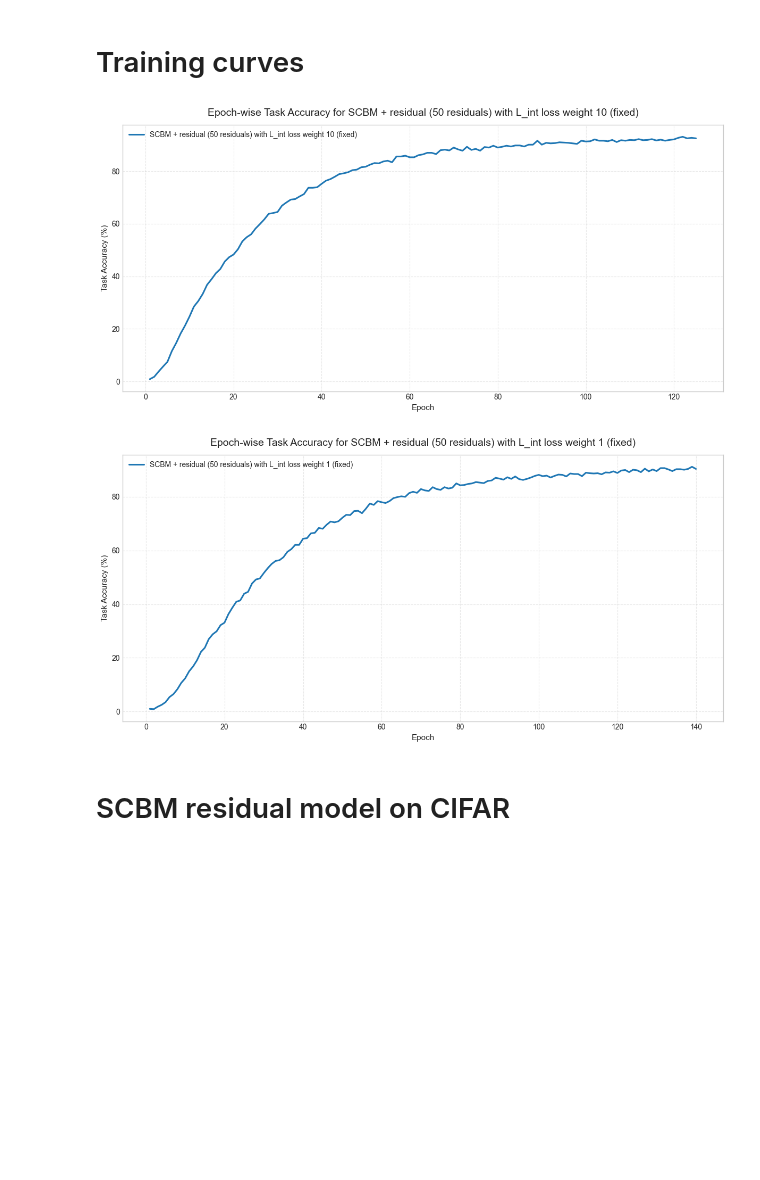
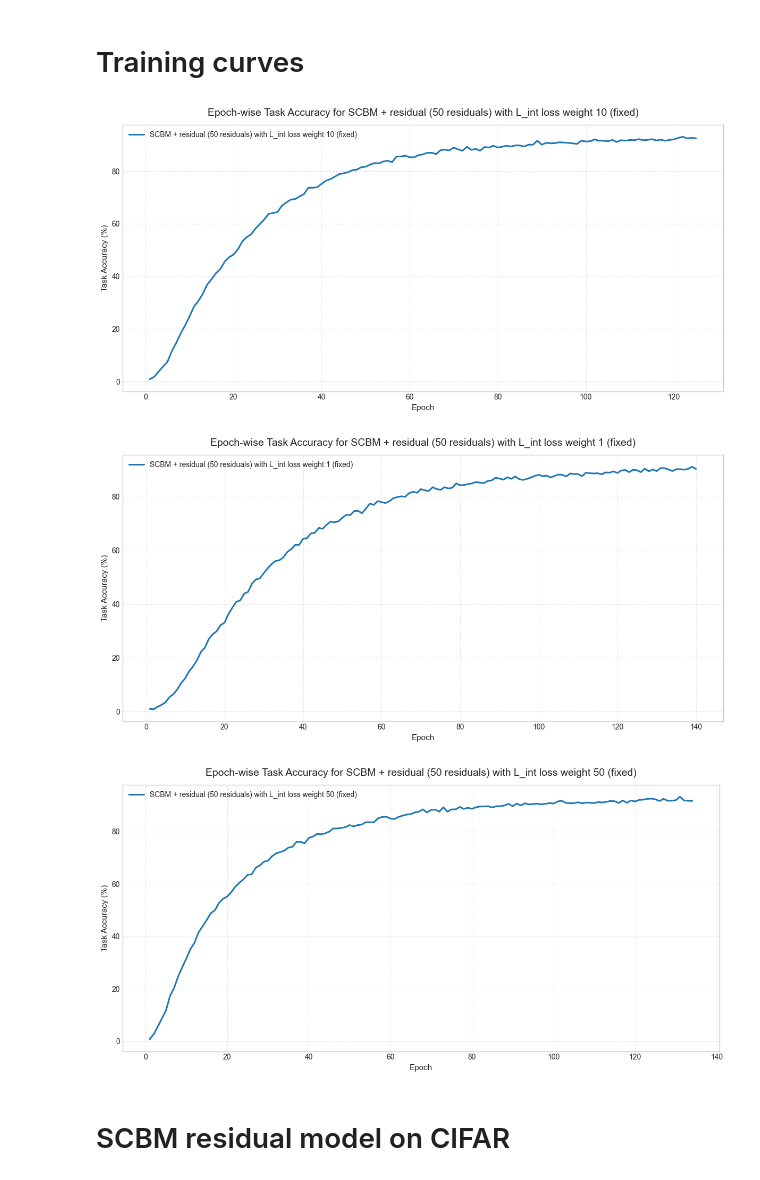
Before and after one commit to stephenmarcou/SCBM_implementation, a Jupyter notebook: results.ipynb, the cells around one changed output. Saved outputs shown, nothing was run; the diff lists cells and outputs as text; code cells hidden in the pictures; blank space fills up the shorter version.

```diff
--- a/results.ipynb
+++ b/results.ipynb
@@ -1135,33 +1195,35 @@ def extract_epoch_accuracies(full_model_path):
 scbm_model_dir = os.path.join("experiments", "scbm", "CUB")
 scbm_res_model_dir = os.path.join("experiments", "scbm_residual", "CUB")
 cbm_model_dir = os.path.join("experiments", "cbm", "CUB")
 
 model_dirs_titles = [("Mateo_025_fixed_L_int_loss_weight_10_2026-05-07_13-51-32_4209e", "SCBM + residual (50 residuals) with L_int loss weight 10 (fixed)"),
                      ("Mateo_025_fixed_L_int_loss_weight_1_2026-05-06_18-32-22_1fc60", "SCBM + residual (50 residuals) with L_int loss weight 1 (fixed)"),
+                     ("Mateo_025_fixed_L_int_loss_weight_50_2026-05-07_20-21-56_16f65", "SCBM + residual (50 residuals) with L_int loss weight 50 (fixed)")
                      ]
 
 for model_dir, title in model_dirs_titles:
     full_model_path = os.path.join(scbm_res_model_dir, model_dir)
     epoch_accuracies_residual = extract_epoch_accuracies(full_model_path)
     fig, ax = plt.subplots(figsize=(12, 6))
     ax.plot(
         [epoch[0] for epoch in epoch_accuracies_residual],
         [epoch[1] for epoch in epoch_accuracies_residual],
         label=title,
         color="#1f77b4",
         linewidth=2.2,
         markersize=6,
     )
     ax.set_title(f"Epoch-wise Task Accuracy for {title}", fontsize=14, pad=12)
     ax.set_xlabel("Epoch", fontsize=11)
     ax.set_ylabel("Task Accuracy (%)", fontsize=11)
     ax.grid(True, which="major", linestyle="--", alpha=0.45)
     ax.legend(loc="upper left")
     fig.tight_layout()
     plt.show()
 # %% [output]
 [figure]
 [figure]
+[figure, added]
 # %% [markdown]
 # SCBM residual model on CIFAR
 # %%
```
Also changed, not shown: parts of 2 cells of this notebook, 1 other file.
